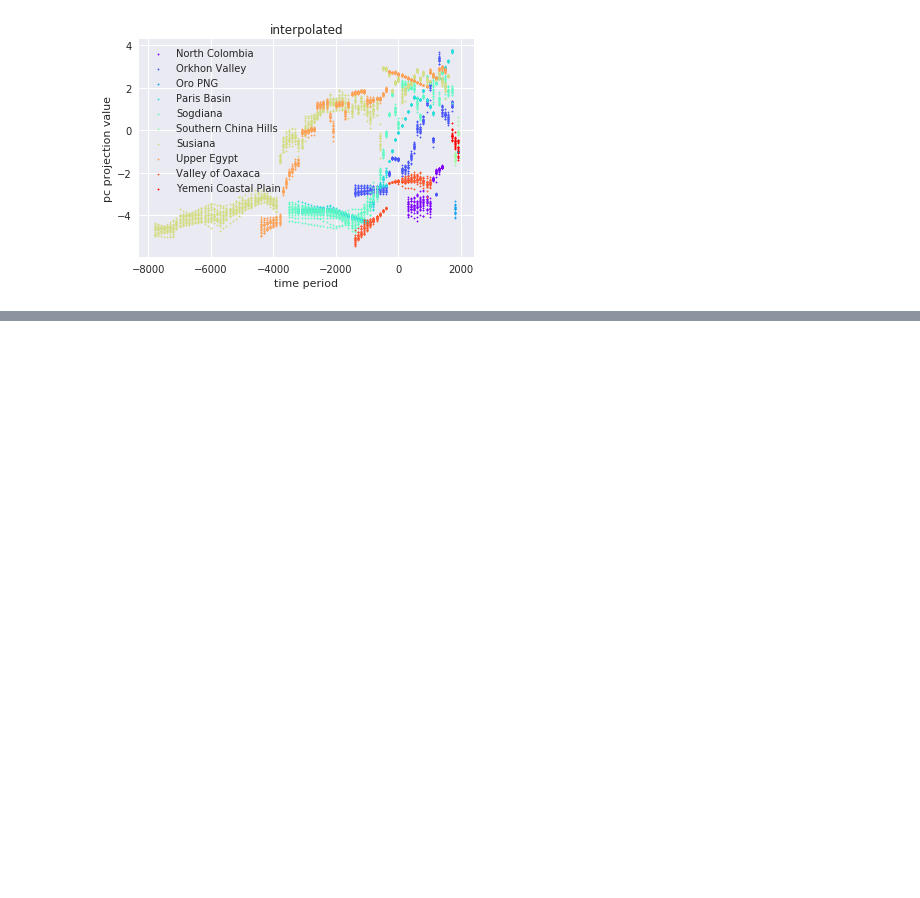
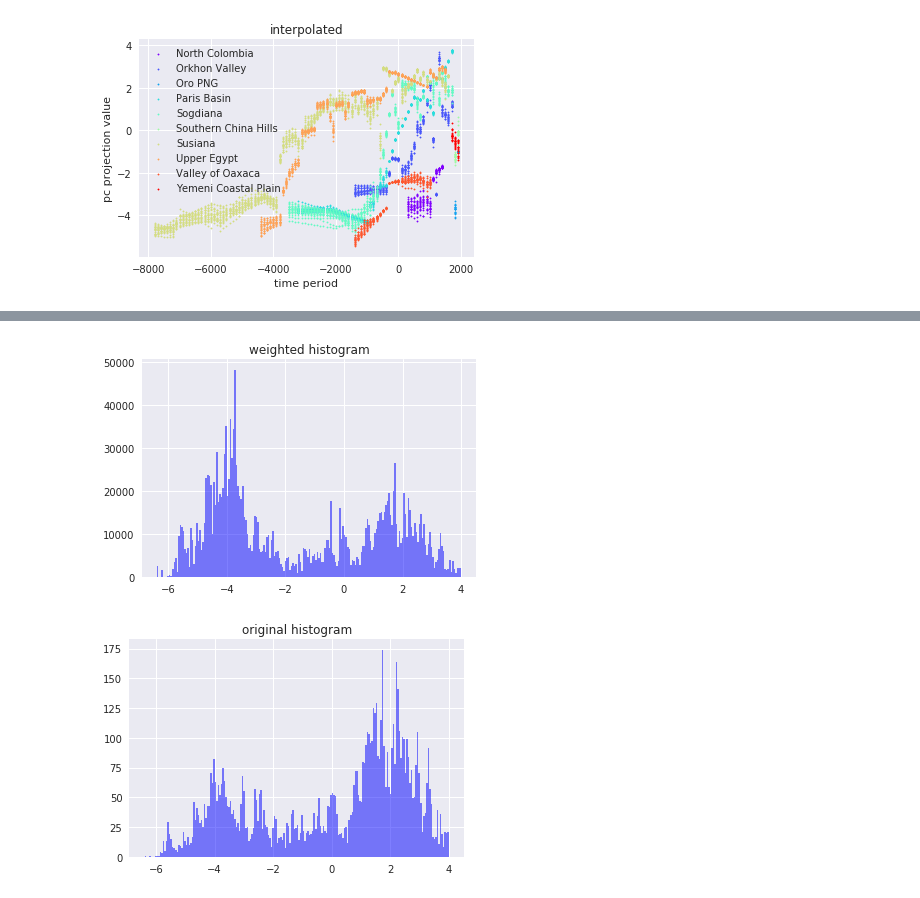
Before and after one commit to jaewshin/turchin, a Jupyter notebook: jupyter/histogram.ipynb, the cells around one changed output, grey strips where cells are left out. Saved outputs shown, nothing was run; the diff lists cells and outputs as text; code cells hidden in the pictures; blank space fills up the shorter version.

Commit message:
plots and documentation

```diff
--- a/jupyter/histogram.ipynb
+++ b/jupyter/histogram.ipynb
@@ -405,0 +418,41 @@ print([i for i in range(6, 36, 6)])
+# %%
+# compute the average temporal gap size for each data point (with respect to regions)
+temporal_gap = dict()
+weighted = list()
+unique_region = pnas_data1.NGA.unique().tolist()
+period = list()
+
+for impute_step in range(1, 21):
+    for nga in unique_region:
+        times = sorted(pnas_data1[pnas_data1.NGA == nga].Time.unique().tolist())
+        for time in range(len(times)):
+            idx = pnas_data1.index[(pnas_data1.irep == impute_step) & (pnas_data1.NGA == nga) &
+                                    (pnas_data1.Time == times[time])].tolist()[0]
+            if time == 0: # the data point is the first appearance of a polity in the nga
+                temporal_gap[idx] = int(round((times[time+1]-times[time])))
+            elif time == len(times)-1: # the data point is the last time period of the recorded nga
+                temporal_gap[idx] = int(round((times[time] - times[time-1])))
+            else:
+                temporal_gap[idx] = int(round((-times[time-1]+times[time+1])/2))
+
+assert len(temporal_gap.keys()) == 8280 # temporal_gap must contain all 8280 points
+
+# wegiht the occurence of each data point by their respective temporal gap size
+for i in range(len(data[:,0])):
+    weighted.extend(temporal_gap[i]*[data[:,0][i]])
+
+num_bins = 200
+n, bins, patches = plt.hist(weighted, num_bins, normed=False, facecolor='blue', alpha=0.5)
+
+plt.title('time weighted histogram')
+plt.show()
+plt.close()
+
+n, bins, patches = plt.hist(data[:,0], num_bins, normed=False, facecolor='blue', alpha=0.5)
+
+plt.title('original histogram')
+plt.show()
+plt.close()
+# %% [output]
+[figure, added]
+[figure, added]
```
Also changed, not shown: parts of 29 cells of this notebook, 3 other files.
